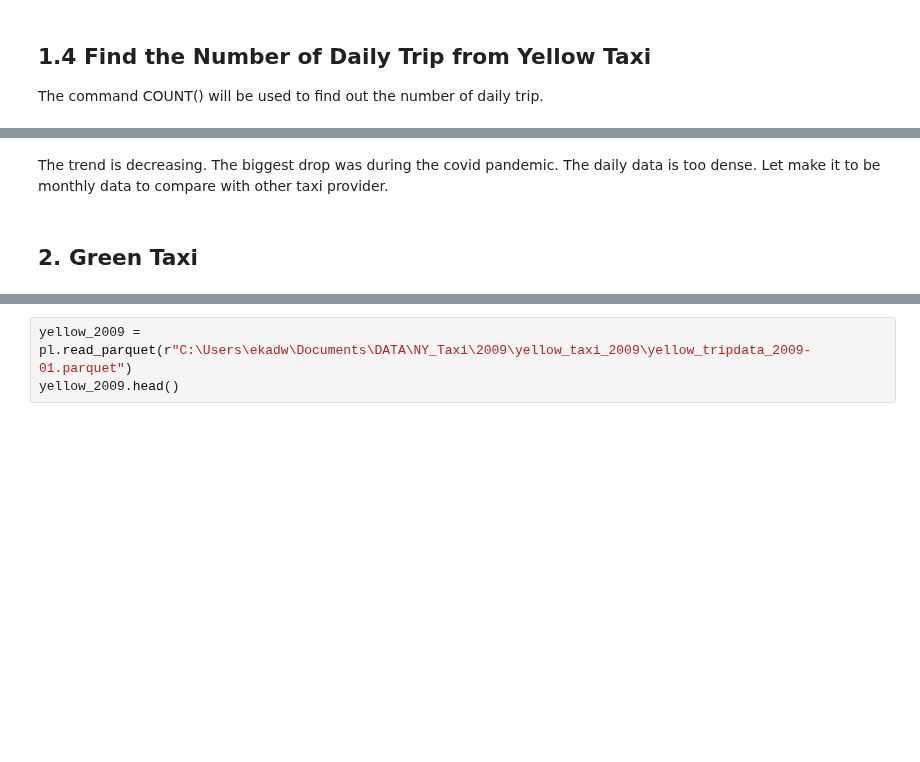
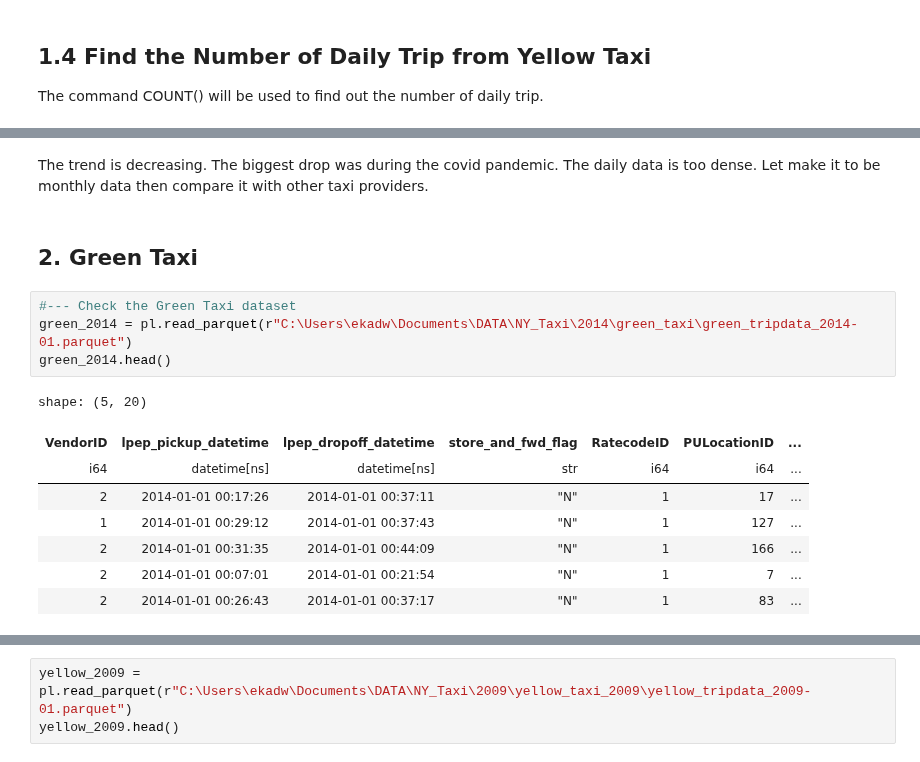
Before and after one commit to imdwipayana/Battlefield, a Jupyter notebook: DuckDB/Time_Series_Taxi/yellow_ts_2023.ipynb, the cells around one changed output, grey strips where cells are left out. Cells and saved outputs as stored; diff of their text form; blank space fills up the shorter version.

```diff
--- a/DuckDB/Time_Series_Taxi/yellow_ts_2023.ipynb
+++ b/DuckDB/Time_Series_Taxi/yellow_ts_2023.ipynb
@@ -297,6 +321,19 @@ plt.show()
 # %% [output]
 [figure]
 # %% [markdown]
-The trend is decreasing. The biggest drop was during the covid pandemic. The daily data is too dense. Let make it to be monthly data to compare with other taxi provider.
+The trend is decreasing. The biggest drop was during the covid pandemic. The daily data is too dense. Let make it to be monthly data then compare it with other taxi providers.
 # %% [markdown]
 ## 2. Green Taxi
+# %%
+#--- Check the Green Taxi dataset
+green_2014 = pl.read_parquet(r"C:\Users\ekadw\Documents\DATA\NY_Taxi\2014\green_taxi\green_tripdata_2014-01.parquet")
+green_2014.head()
+# %% [output]
+shape: (5, 20)
+| VendorID | lpep_pickup_datetime | lpep_dropoff_datetime | store_and_fwd_flag | RatecodeID | PULocationID | ... |
+| i64 | datetime[ns] | datetime[ns] | str | i64 | i64 | ... |
+| 2 | 2014-01-01 00:17:26 | 2014-01-01 00:37:11 | "N" | 1 | 17 | ... |
+| 1 | 2014-01-01 00:29:12 | 2014-01-01 00:37:43 | "N" | 1 | 127 | ... |
+| 2 | 2014-01-01 00:31:35 | 2014-01-01 00:44:09 | "N" | 1 | 166 | ... |
+| 2 | 2014-01-01 00:07:01 | 2014-01-01 00:21:54 | "N" | 1 | 7 | ... |
+| 2 | 2014-01-01 00:26:43 | 2014-01-01 00:37:17 | "N" | 1 | 83 | ... |
```
Also changed, not shown: parts of 8 cells of this notebook.
